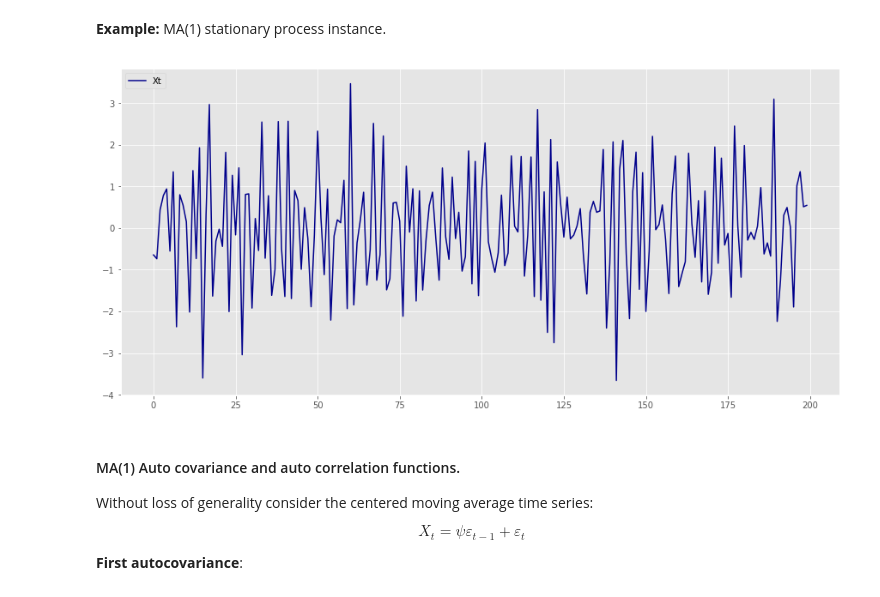
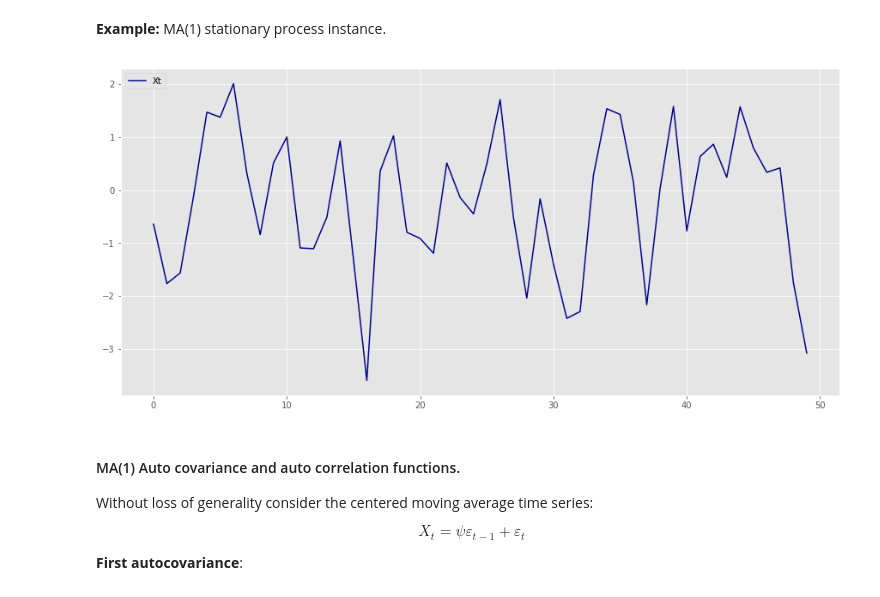
Before and after one commit to ErickEduardoAH/TimeSeriesAnalysis, a Jupyter notebook: 1.4 Time Series Stationary Models - Moving Average Time Series.ipynb, the cells around one changed output. Cells and saved outputs as stored; diff of their text form; code cells hidden in the pictures.

```diff
--- a/1.4 Time Series Stationary Models - Moving Average Time Series.ipynb
+++ b/1.4 Time Series Stationary Models - Moving Average Time Series.ipynb
@@ -91,21 +91,19 @@ import statsmodels.api as sm
 import matplotlib.pyplot as plt
 plt.style.use('ggplot')
 # %%
-import statsmodels.api as sm
-import numpy as np
+ma = np.array([0.8])
+n = 500
+lags=50
+endog = 'Xt'
 
-ma = np.array([0.8])
-n = 200
-lags=50
 np.random.seed(5000)
-
-Xt = sm.tsa.arma_generate_sample(np.r_[1, np.array([0, 0])],np.r_[1, -ma],n,1)
-time_series_df = pd.DataFrame(Xt,columns=['Xt'])
+Xt = sm.tsa.arma_generate_sample(np.r_[1, np.array([0, 0])],np.r_[1, ma],n)
+ma_1_df = pd.DataFrame(Xt,columns=['Xt'])
 
 plt.style.use('ggplot')
-plotTimeSeries(time_series_df)
+plotTimeSeries(ma_1_df[:50])
 # %% [output]
-[figure, old version]
+[figure, new version]
 # %% [markdown]
 #### MA(1) Auto covariance and auto correlation functions.
 
```
Also changed, not shown: parts of 9 cells of this notebook.
